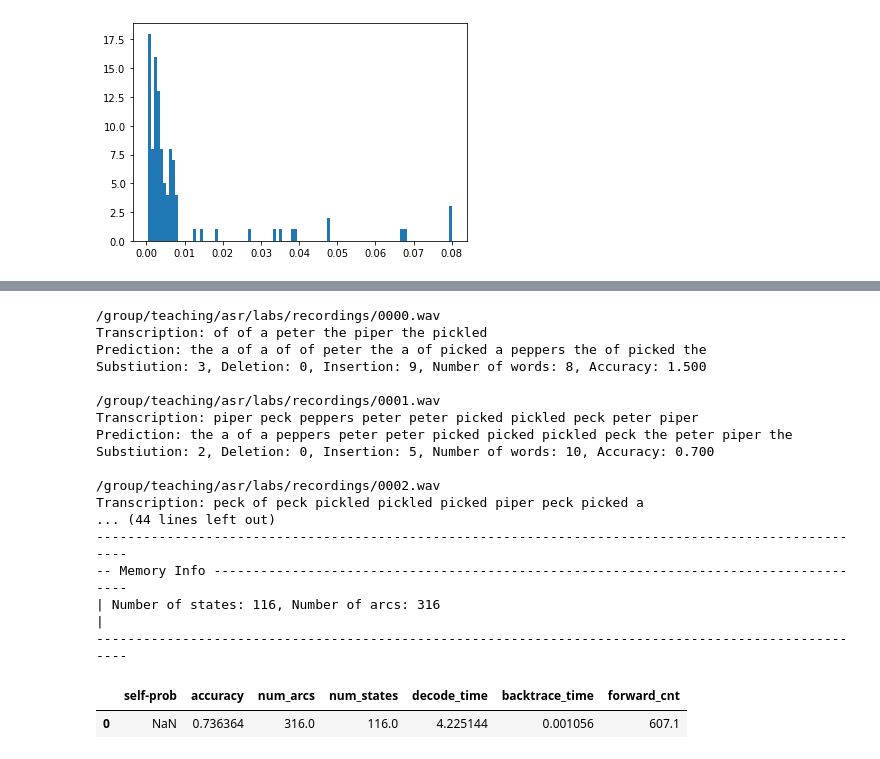
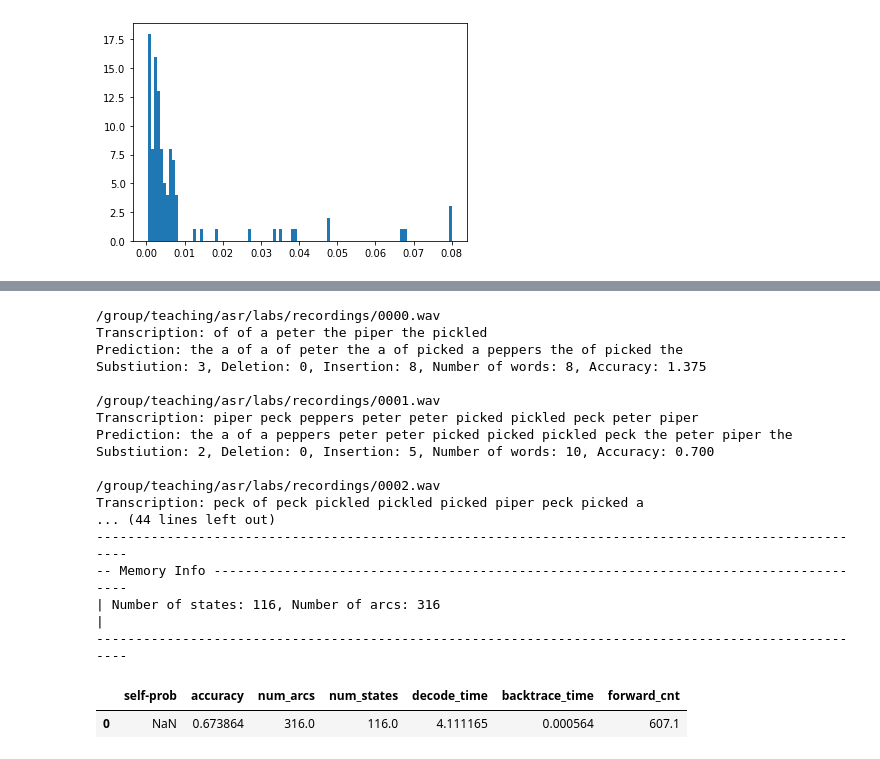
Before and after one commit to LIM-june/INFR11033_assignment, a Jupyter notebook: assignment.ipynb, the cells around one changed output, grey strips where cells are left out. Cells and saved outputs as stored; diff of their text form; code cells hidden in the pictures.

Commit message:
modified bigram model

```diff
--- a/assignment.ipynb
+++ b/assignment.ipynb
@@ -959,9 +959,7 @@ for file in glob.glob('/group/teaching/asr/labs/recordings/*.wav'):
     bigram_list = list(nltk.bigrams(tmp_words))
     for bigram in bigram_list:
         word1, word2 = bigram
-        bigram = bigram[0] + "-" + bigram[-1]
         bigram_count[word1][word2] += 1
-        bigram_count_all += 1
 
 bigram_count = dict(bigram_count)
 for word1 in bigram_count.keys():
@@ -1107,9 +1139,9 @@ class BigramWfst:
             for word2, prob in self.bi_prob_dict[word].items():
                 if word2 == "eps":
                     continue
-#                 if word2 not in self.lex.keys():
-#                     continue
-#                 if self.bi_prob_dict[word][word2] < 0.04:
+                if word2 not in self.lex.keys():
+                    continue
+#                 if self.bi_prob_dict[word][word2] < 0.06:
 #                     continue
                 if word2 not in word_start_dict.keys():
                     current_state = f.add_state()
@@ -1126,7 +1158,7 @@ class BigramWfst:
                     else:
                         f.set_final(current_state, -math.log(self.final_prob_dict[word]))
                     word_end_dict[word2] = current_state
-                f.add_arc(word_end_dict[word], fst.Arc(0, 0, self.bi_prob_dict[word][word2], word_start_dict[word2]))
+                f.add_arc(word_end_dict[word], fst.Arc(0, 0, -math.log(self.bi_prob_dict[word][word2]), word_start_dict[word2]))
 
         f.set_input_symbols(state_table)
         f.set_output_symbols(word_table)
@@ -1151,31 +1183,31 @@ BigramWfst(bi_prob_dict = bigram_count).plot()
 # %%
 result_df_4_1 = pd.DataFrame(columns=["self-prob", "accuracy","num_arcs",
                                       "num_states","decode_time", "backtrace_time", "forward_cnt"])
 asr = ASR(BigramWfst, BaselineViterbiDecoder, '/group/teaching/asr/labs/recordings/*.wav',
           sample_num=CFG.sample_num, bi_prob_dict=bigram_count)
 tmp = pd.Series([None, asr.accuracy, asr.num_arcs, asr.wfst.num_states(),
                      asr.decode_time, asr.backtrace_time, asr.forward_cnt], index=result_df_4_1.columns, name=0)
 result_df_4_1 = result_df_4_1.append(tmp)
 if CFG.DEBUG == False:
-    result_df_4_1.to_csv("task_5_bigram_df.csv",index=False)
+    result_df_4_1.to_csv("task_4_bigram_df.csv",index=False)
 result_df_4_1
 # %% [output]
 /group/teaching/asr/labs/recordings/0000.wav
 Transcription: of of a peter the piper the pickled
-Prediction: the a of a of of peter the a of picked a peppers the of picked the
-Substiution: 3, Deletion: 0, Insertion: 9, Number of words: 8, Accuracy: 1.500
+Prediction: the a of a of peter the a of picked a peppers the of picked the
+Substiution: 3, Deletion: 0, Insertion: 8, Number of words: 8, Accuracy: 1.375
 
 /group/teaching/asr/labs/recordings/0001.wav
 Transcription: piper peck peppers peter peter picked pickled peck peter piper
 Prediction: the a of a peppers peter peter picked picked pickled peck the peter piper the
 Substiution: 2, Deletion: 0, Insertion: 5, Number of words: 10, Accuracy: 0.700
 
 /group/teaching/asr/labs/recordings/0002.wav
 Transcription: peck of peck pickled pickled picked piper peck picked a
 ... (44 lines left out)
 ----------------------------------------------------------------------------------------------------
 -- Memory Info -------------------------------------------------------------------------------------
 | Number of states: 116, Number of arcs: 316                                                       |
 ----------------------------------------------------------------------------------------------------
 |  | self-prob | accuracy | num_arcs | num_states | decode_time | backtrace_time | forward_cnt |
-| 0 | NaN | 0.736364 | 316.0 | 116.0 | 4.225144 | 0.001056 | 607.1 |
+| 0 | NaN | 0.673864 | 316.0 | 116.0 | 4.111165 | 0.000564 | 607.1 |
```
Also changed, not shown: parts of 1 cell of this notebook, 2 other files.
